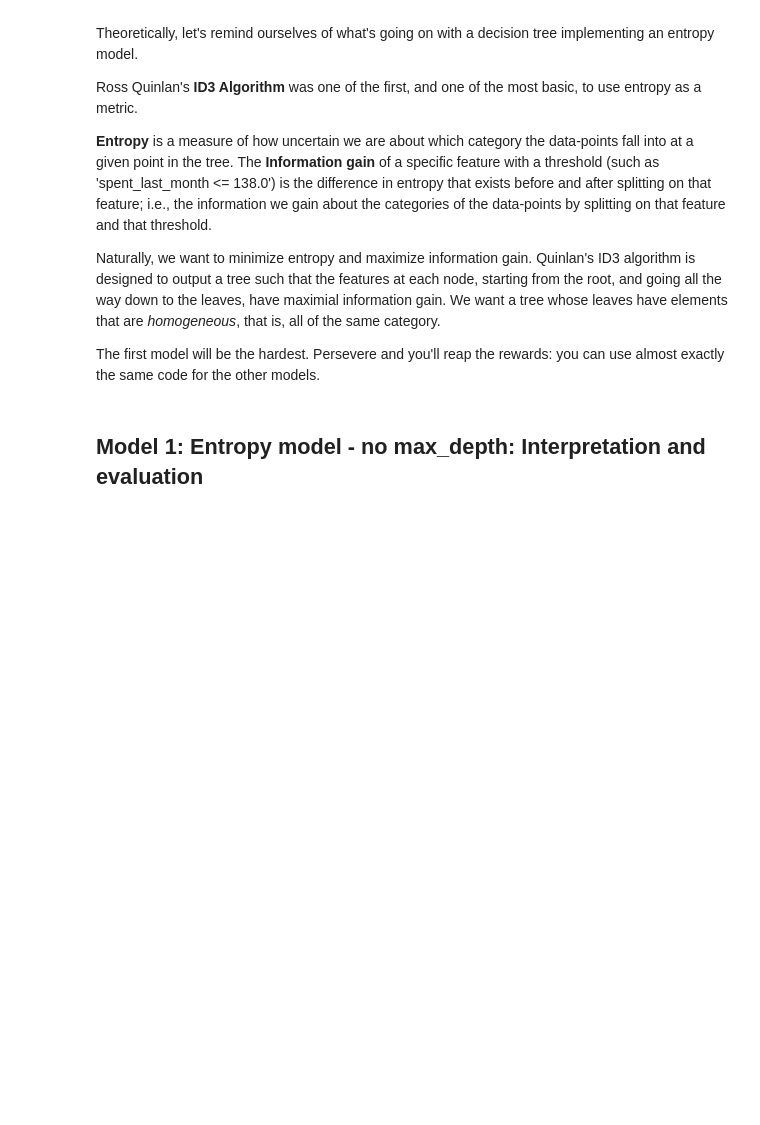
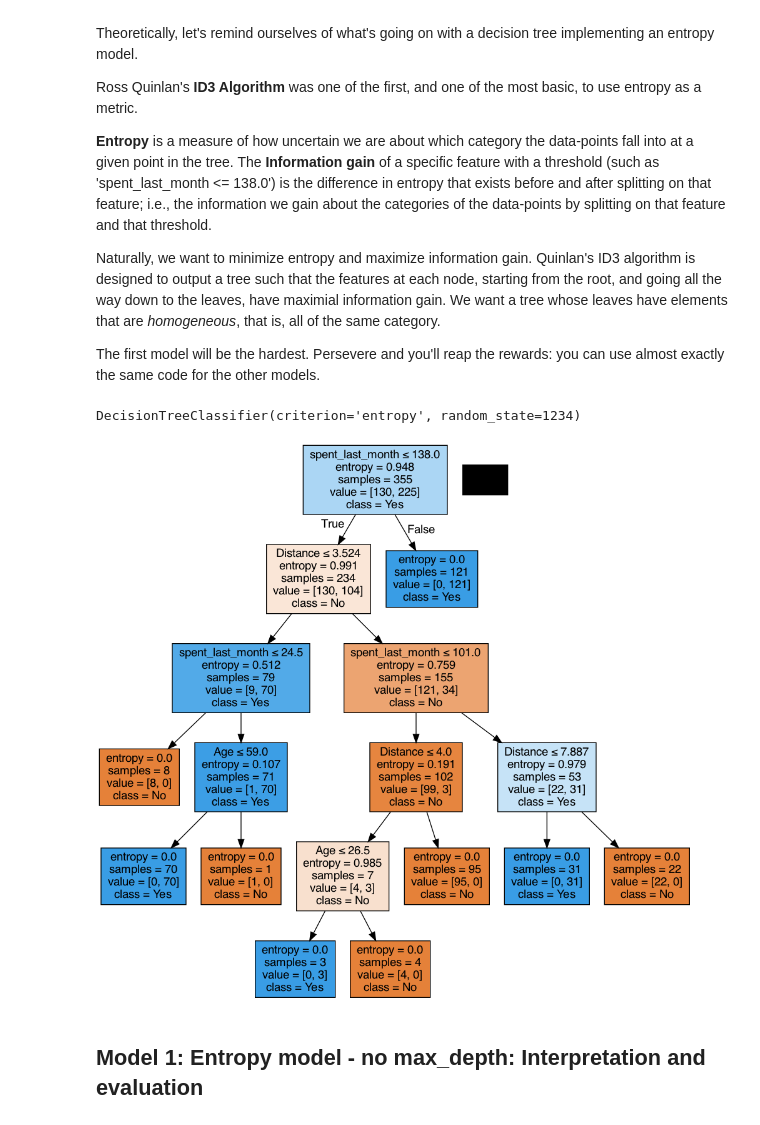
Before and after one commit to lila-b/springboard, a Jupyter notebook: Springboard_Decision_Tree_Specialty_Coffee_Case_Study_28012021_2_/Springboard Decision Tree Specialty Coffee Case Study - Tier 3.ipynb, the cells around one changed output. Saved outputs shown, nothing was run; the diff lists cells and outputs as text; code cells hidden in the pictures; blank space fills up the shorter version.

```diff
--- a/Springboard_Decision_Tree_Specialty_Coffee_Case_Study_28012021_2_/Springboard Decision Tree Specialty Coffee Case Study - Tier 3.ipynb
+++ b/Springboard_Decision_Tree_Specialty_Coffee_Case_Study_28012021_2_/Springboard Decision Tree Specialty Coffee Case Study - Tier 3.ipynb
@@ -317,4 +316,5 @@ One-hot encoding replaces each unique value of a given column with a new column,
 **Note**: We will do this before we do our train/test split as to do it after could mean that some categories only end up in the train or test split of our data by chance and this would then lead to different shapes of data for our `X_train` and `X_test` which could/would cause downstream issues when fitting or predicting using a trained model.
 # %%
 # One-hot encode all features in X.
-_ _ _
+X = pd.get_dummies(X)
+X.columns
@@ -322,7 +326,7 @@ _ _ _
 ### 6. Further divide those subsets into train and test subsets for X and y respectively: X_train, X_test, y_train, y_test
 # %%
 # Call train_test_split on X, y. Make the test_size = 0.25, and random_state = 246
-_ _ _
+X_train, X_test, y_train, y_test = train_test_split(X, y, test_size=0.25, random_state = 246)
 # %% [markdown]
 # 3. Modelling
 It's useful to look at the scikit-learn documentation on decision trees https://scikit-learn.org/stable/modules/tree.html before launching into applying them. If you haven't seen them before, take a look at that link, in particular the section `1.10.5.`
@@ -342,28 +346,34 @@ Naturally, we want to minimize entropy and maximize information gain. Quinlan's
 The first model will be the hardest. Persevere and you'll reap the rewards: you can use almost exactly the same code for the other models.
 # %%
 # Declare a variable called entr_model and use tree.DecisionTreeClassifier.
-_ _ _
+entr_model = tree.DecisionTreeClassifier(criterion = 'entropy', random_state=1234)
 
 # Call fit() on entr_model
-_ _ _
+entr_model.fit(X_train, y_train)
 
 # Call predict() on entr_model with X_test passed to it, and assign the result to a variable y_pred
-_ _ _
+y_pred = entr_model.predict(X_test)
 
 # Call Series on our y_pred variable with the following: pd.Series(y_pred)
-_ _ _
+pd.Series(y_pred)
 
 # Check out entr_model
 entr_model
+# %% [output]
+DecisionTreeClassifier(criterion='entropy', random_state=1234)
 # %%
 # Now we want to visualize the tree
-_ _ _
+# We can do so with export_graphviz
+dot_data = tree.export_graphviz(entr_model, feature_names=X_train.columns,
+                               special_characters=True, filled=True,
+                               class_names=entr_model.classes_)
+graph = pydotplus.graph_from_dot_data(dot_data)
 
-# We can do so with export_graphviz
-_ _ _
+Image(graph.create_png())
 
 # Alternatively for class_names use entr_model.classes_
-_ _ _
+# %% [output]
+[figure, added]
 # %% [markdown]
 ## Model 1: Entropy model - no max_depth: Interpretation and evaluation
 # %%
```
Also changed, not shown: parts of 39 cells of this notebook.
